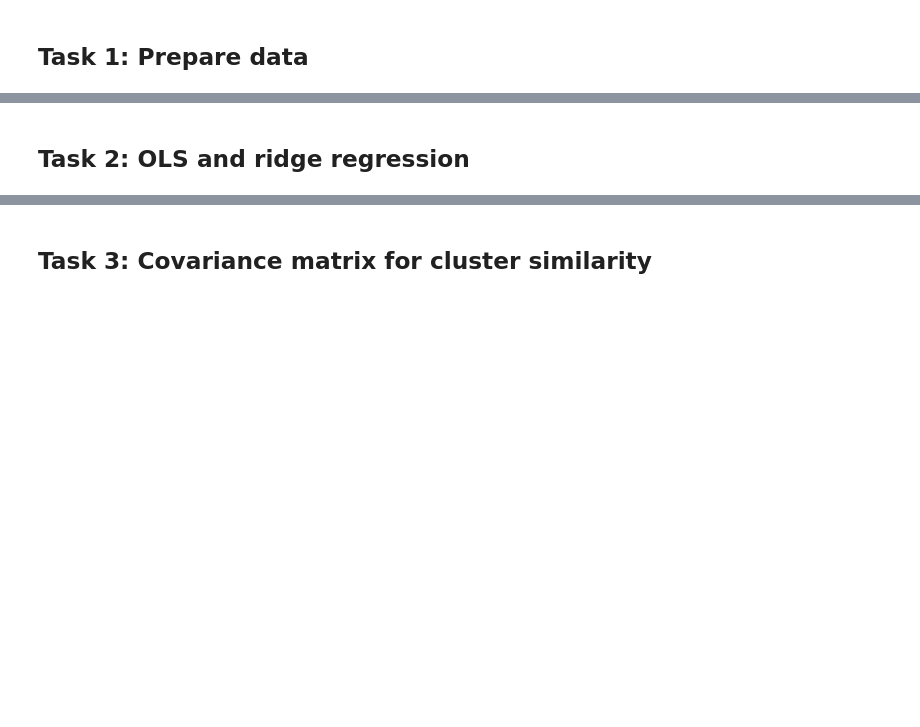
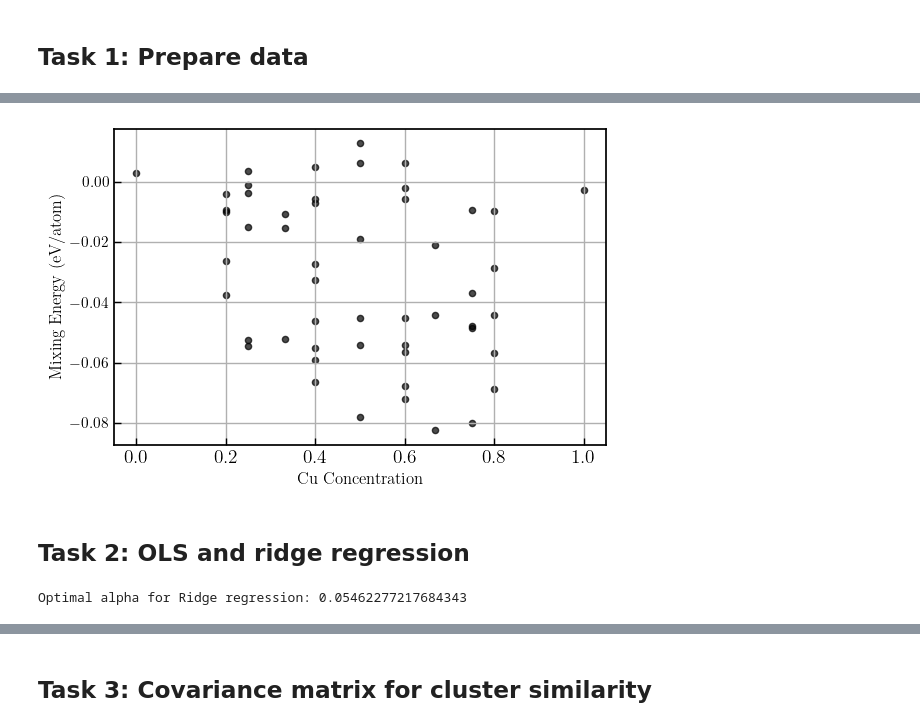
Before and after one commit to stommen/tif345_projects, a Jupyter notebook: project_2a/project2a_LBOS.ipynb, the cells around one changed output, grey strips where cells are left out. Drawn from its saved outputs; the diff is of its cells as text; code cells hidden in the pictures; blank space fills up the shorter version.

```diff
--- a/project_2a/project2a_LBOS.ipynb
+++ b/project_2a/project2a_LBOS.ipynb
@@ -107,2 +143,24 @@ def trace_plotter(axs, sampler, iterations, sampler_idx=None, ndim=2, save=False
 # %% [markdown]
 ## **Task 1: Prepare data**
+# %%
+
+db = ase.db.connect('data/AuCu-structures.db')
+
+prim = db.get(formula='AuCu').toatoms()
+cs = icet.ClusterSpace(prim, cutoffs=[8, 6, 5], chemical_symbols=['Au', 'Cu'])
+print(cs)
+
+# Initialize 3-dimensional array to hold composition, energy, and structure
+data = {
+    'composition': [],
+    'energy': [],
+    'structure': []
+}
+for row in db.select():
+    atoms = row.toatoms()
+    structure = atoms.cell
+    energy = row.mixing_energy
+    comp = atoms.get_chemical_formula()
+    data['composition'].append(comp)
+    data['energy'].append(energy)
+    data['structure'].append(structure)
@@ -109,2 +185,50 @@ def trace_plotter(axs, sampler, iterations, sampler_idx=None, ndim=2, save=False
+# %%
+
+comps = data['composition']
+energies = data['energy']
+
+cu_concentrations = [find_cu_concentration(comp) for comp in comps]
+
+plt.figure(figsize=(6,4))
+plt.scatter(cu_concentrations, energies, color='k', s=20, alpha=0.7)
+plt.xlabel('Cu Concentration')
+plt.ylabel('Mixing Energy (eV/atom)')
+plt.grid(True)
+plt.tight_layout()
+# plt.savefig('figs/au_cu_mixing_energy_vs_concentration.pdf', bbox_inches='tight')
+plt.show()
+# %% [output]
+[figure, added]
 # %% [markdown]
 ## **Task 2: OLS and ridge regression**
+# %%
+
+sc = icet.StructureContainer(cs)
+for row in db.select():
+    sc.add_structure(row.toatoms(), properties=dict(mixing_energy=row.mixing_energy))
+X, E = sc.get_fit_data(key='mixing_energy')
+
+# Standardize features
+scaler_X = StandardScaler()
+X = scaler_X.fit_transform(X)
+scaler_E = StandardScaler()
+E = scaler_E.fit_transform(E.reshape(-1, 1)).flatten()
+
+# OLS regression
+ols = LinearRegression()
+ols.fit(X, E)
+J_opt_OLS = ols.coef_
+
+# Ridge regression, use K-fold cross validation to find optimal value for alpha
+alphas = np.logspace(-5, 5, 100)
+ridge_cv = RidgeCV(alphas=alphas, store_cv_results=True)
+kf = KFold(n_splits=5, shuffle=True, random_state=42)
+ridge_cv.fit(X, E)
+alpha_opt = ridge_cv.alpha_
+print(f'Optimal alpha for Ridge regression: {alpha_opt}')
+
+ridge = Ridge(alpha=alpha_opt)
+ridge.fit(X, E)
+J_opt_ridge = ridge.coef_
+# %% [output]
+Optimal alpha for Ridge regression: 0.05462277217684343
```
Also changed, not shown: parts of 5 cells of this notebook, 2 other files.
